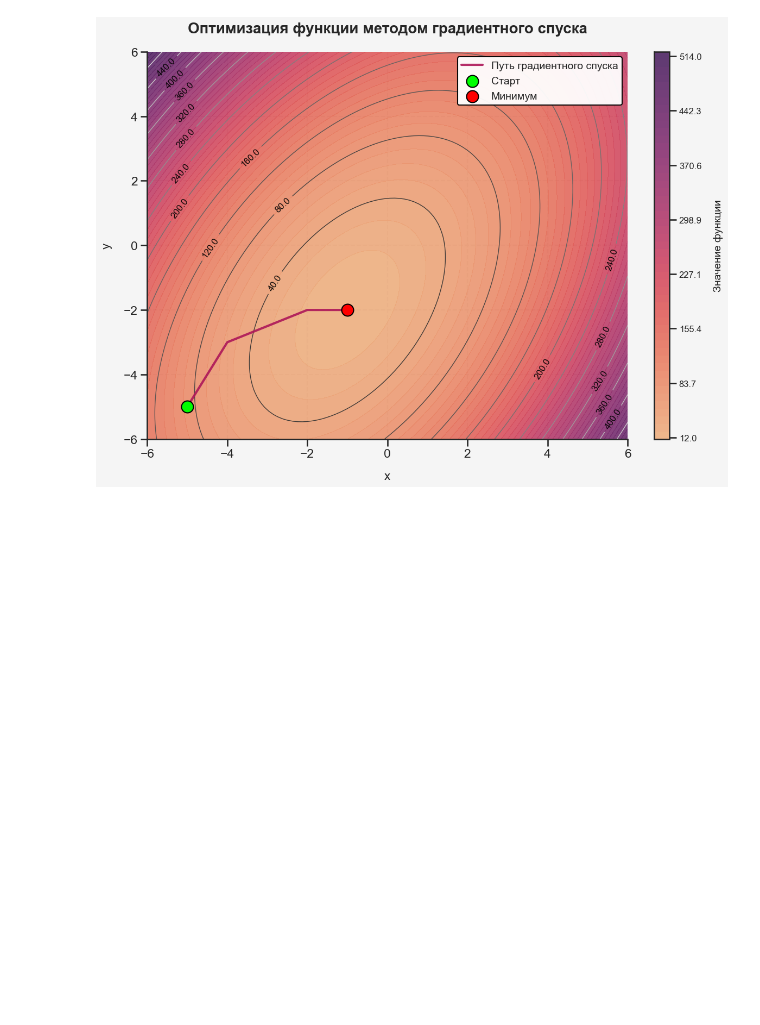
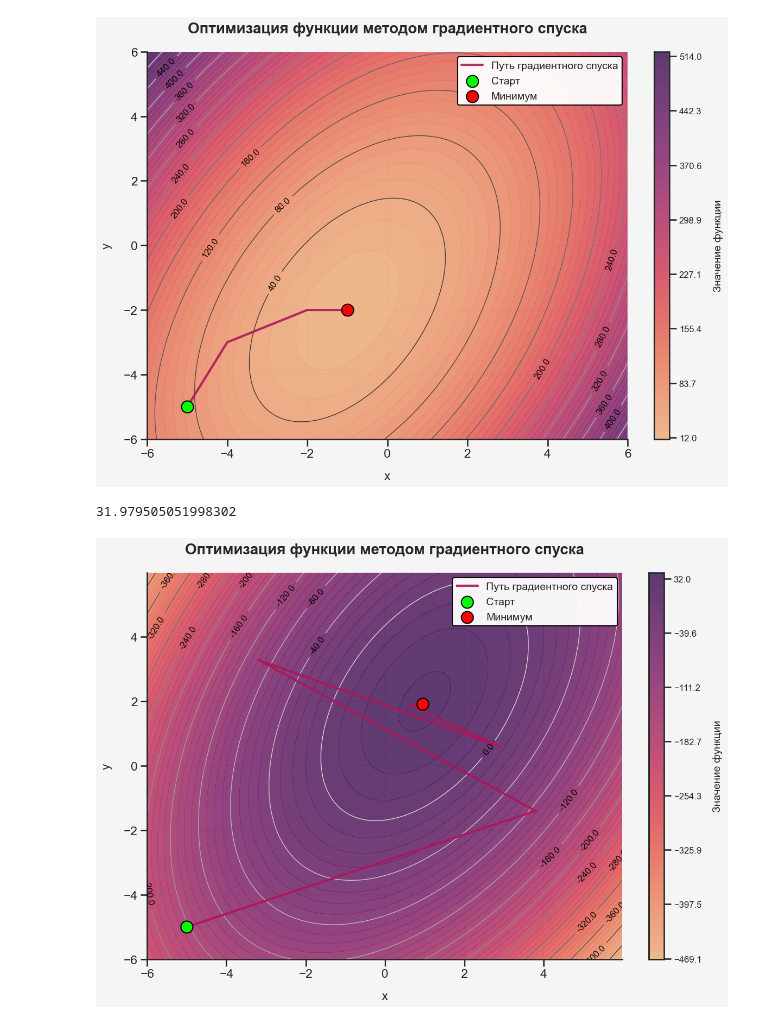
Before and after one commit to 3ELEHblE-LIJanki/Optimization-Methods-lab1, a Jupyter notebook: graphics.ipynb, the cells around one changed output. Drawn from its saved outputs; the diff is of its cells as text; code cells hidden in the pictures; blank space fills up the shorter version.

Commit message:
first version of descent

```diff
--- a/graphics.ipynb
+++ b/graphics.ipynb
@@ -54,3 +91,19 @@ painter_2d = GraphicsPainter(descent_2d)
 painter_2d.plot()
 # %% [output]
 [figure]
+# %%
+# from gradient_decent import GradientDecent
+from lrs import exponential_decay, constant, polynomial_decay
+import math
+
+func = lambda x: -6 * x[0]**2 + 4 * x[0] * x[1] - 3 * x[1]**2 + 4 * (x[0] + 2 * x[1]) + 22
+test_descent = GradientDecent(exponential_decay(0.2, 0.3), func, [[-6.0, 6.0], [-6.0, 6.0]], 0.00001)
+test_painter = GraphicsPainter(test_descent)
+
+print(test_descent.find_max([-5, -5], 10000))
+# print(test_descent.get_path())
+
+test_painter.plot()
+# %% [output]
+31.979505051998302
+[figure, added]
```
Also changed, not shown: parts of 7 cells of this notebook, 1 other file.
